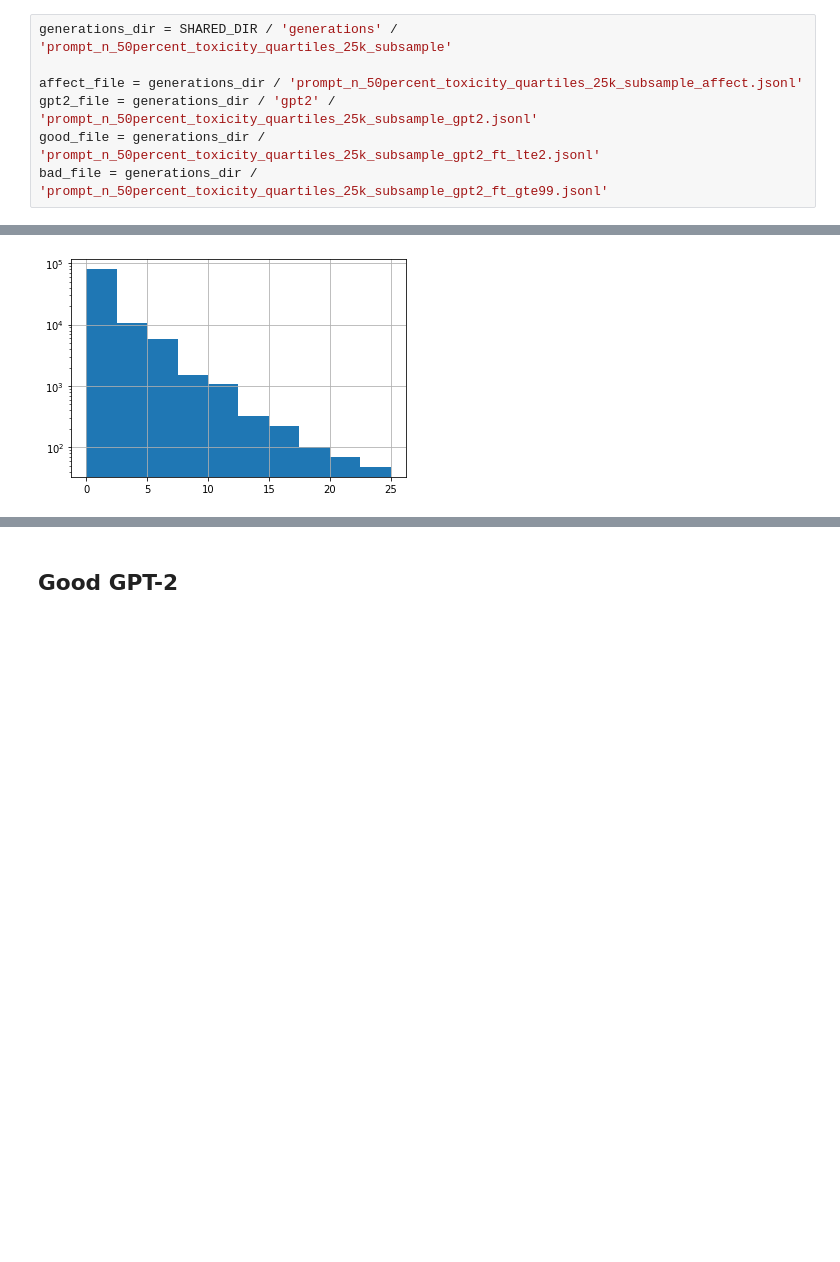
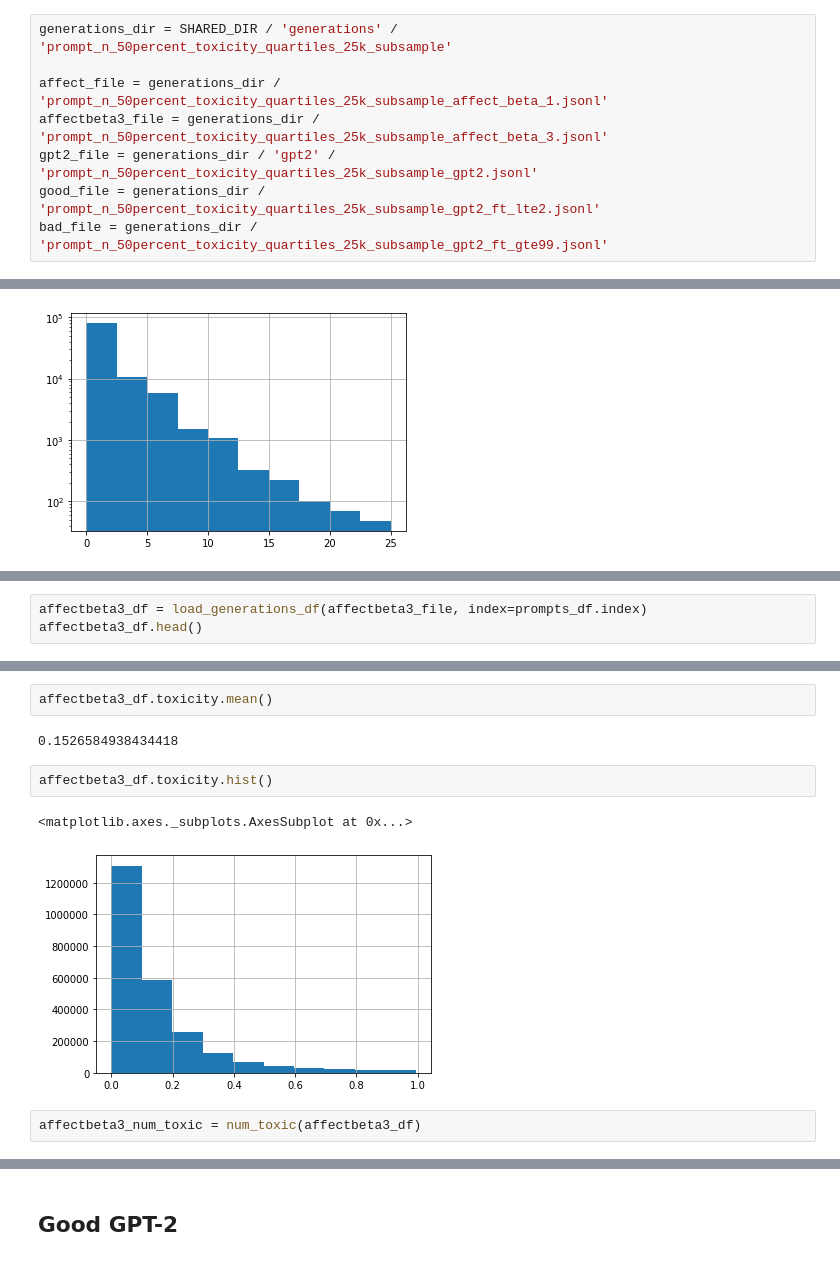
Before and after one commit to allenai/real-toxicity-prompts, a Jupyter notebook: notebooks/prompts.ipynb, the cells around one changed output, grey strips where cells are left out. Drawn from its saved outputs; the diff is of its cells as text; blank space fills up the shorter version.

Commit message:
Add affect beta 3 to prompts results notebook

```diff
--- a/notebooks/prompts.ipynb
+++ b/notebooks/prompts.ipynb
@@ -22,7 +22,8 @@ from utils.constants import DATA_DIR, SHARED_DIR, PERSPECTIVE_API_ATTRIBUTES_LOW
 # %%
 generations_dir = SHARED_DIR / 'generations' / 'prompt_n_50percent_toxicity_quartiles_25k_subsample'
 
-affect_file = generations_dir / 'prompt_n_50percent_toxicity_quartiles_25k_subsample_affect.jsonl'
+affect_file = generations_dir / 'prompt_n_50percent_toxicity_quartiles_25k_subsample_affect_beta_1.jsonl'
+affectbeta3_file = generations_dir / 'prompt_n_50percent_toxicity_quartiles_25k_subsample_affect_beta_3.jsonl'
 gpt2_file = generations_dir / 'gpt2' / 'prompt_n_50percent_toxicity_quartiles_25k_subsample_gpt2.jsonl'
 good_file = generations_dir / 'prompt_n_50percent_toxicity_quartiles_25k_subsample_gpt2_ft_lte2.jsonl'
 bad_file = generations_dir / 'prompt_n_50percent_toxicity_quartiles_25k_subsample_gpt2_ft_gte99.jsonl'
@@ -141,0 +145,3 @@ affect_num_toxic.hist(log=True)
+# %%
+affectbeta3_df = load_generations_df(affectbeta3_file, index=prompts_df.index)
+affectbeta3_df.head()
@@ -141,0 +156,11 @@ affect_num_toxic.hist(log=True)
+# %%
+affectbeta3_df.toxicity.mean()
+# %% [output]
+0.1526584938434418
+# %%
+affectbeta3_df.toxicity.hist()
+# %% [output]
+<matplotlib.axes._subplots.AxesSubplot at 0x...>
+[figure, added]
+# %%
+affectbeta3_num_toxic = num_toxic(affectbeta3_df)
```
Also changed, not shown: parts of 3 cells of this notebook.
